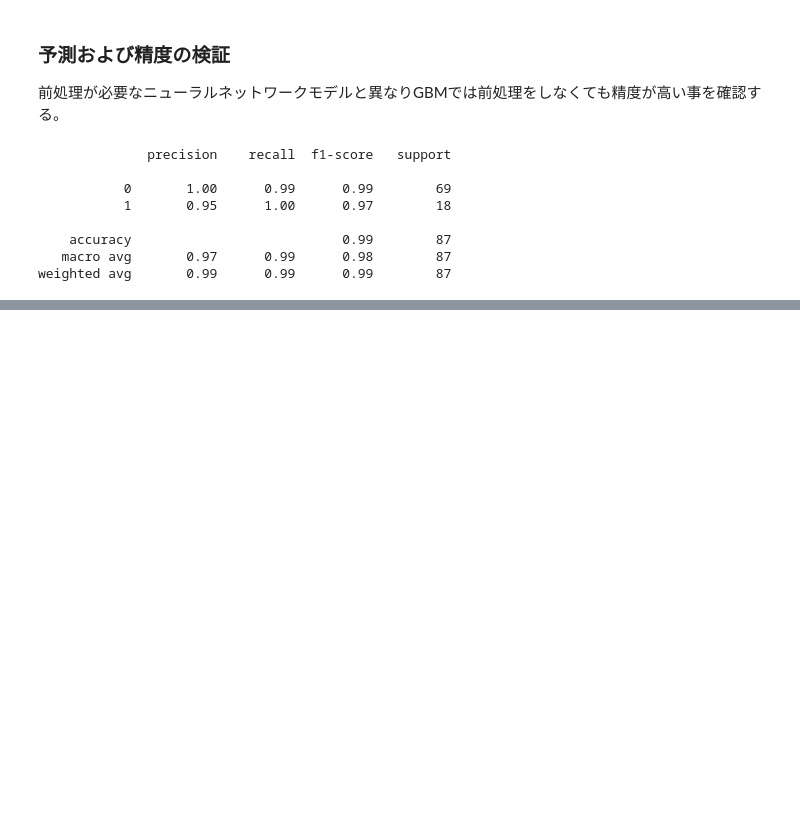
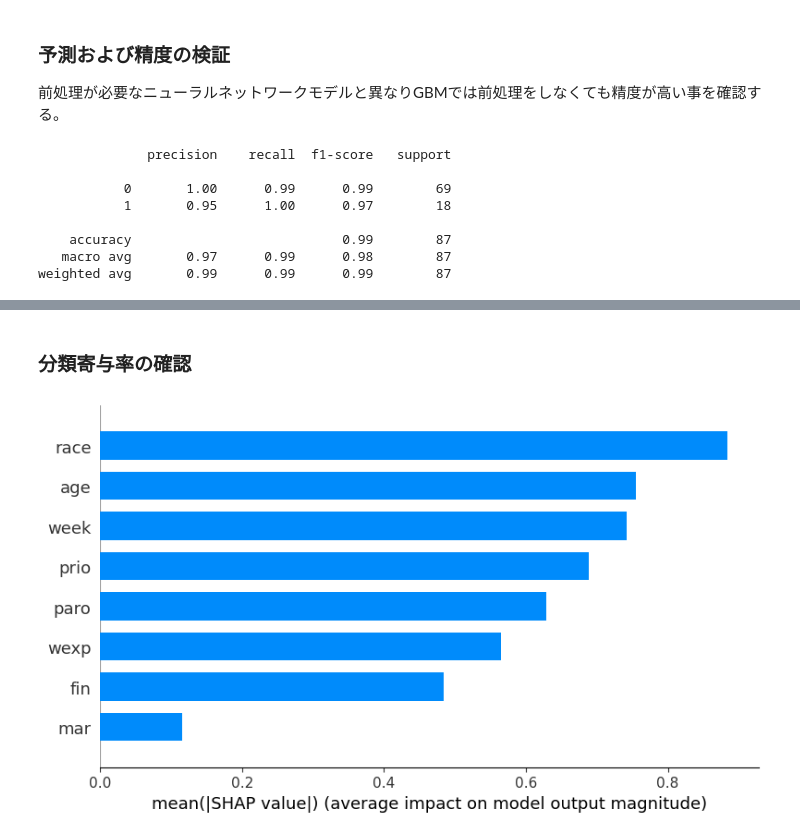
Before and after one commit to NTanaka1994/DataAnalysis, a Jupyter notebook: 説明性の観点/XDNN.ipynb, the cells around one changed output, grey strips where cells are left out. Saved outputs shown, nothing was run; the diff lists cells and outputs as text; code cells hidden in the pictures; blank space fills up the shorter version.

```diff
--- a/説明性の観点/XDNN.ipynb
+++ b/説明性の観点/XDNN.ipynb
@@ -181,0 +280,9 @@ Diverse Counterfactual set (new outcome: 1.0)
+# %% [markdown]
+### 分類寄与率の確認
+# %%
+shap.summary_plot(shap_values=x_train.values,
+                  features=x_train,
+                  feature_names=x_train.columns,
+                  plot_type='bar')
+# %% [output]
+[figure, added]
```
Also changed, not shown: parts of 27 cells of this notebook.
